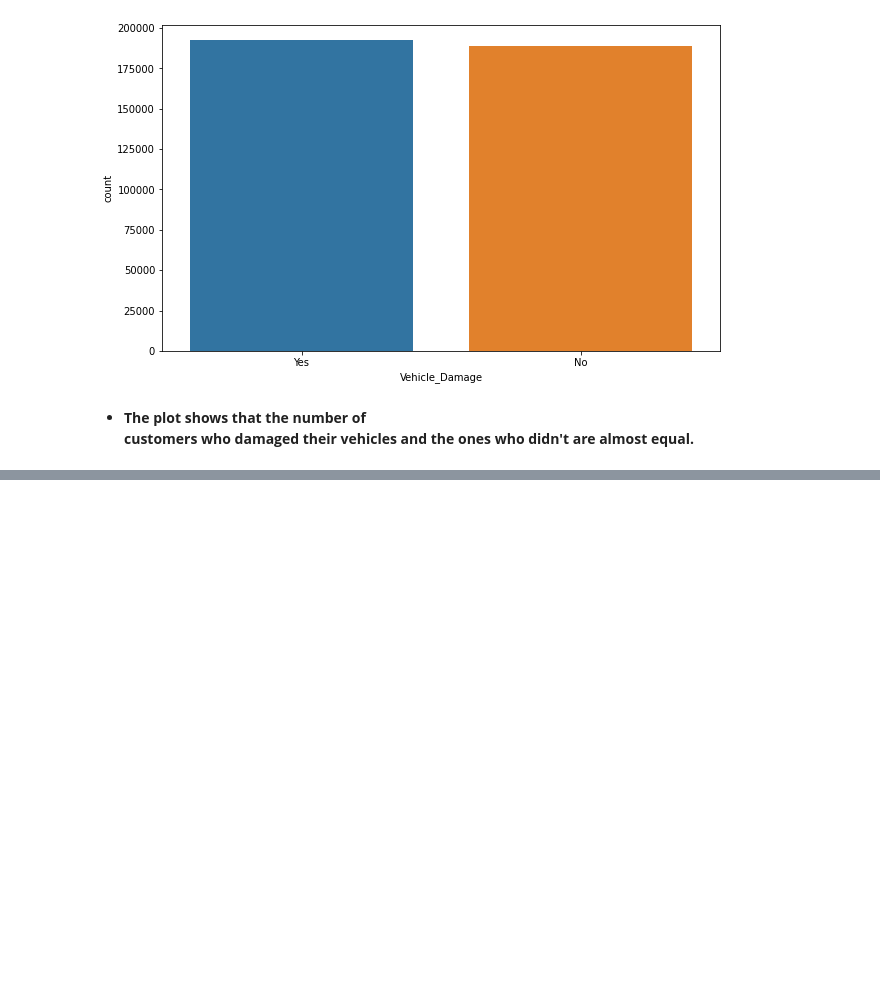
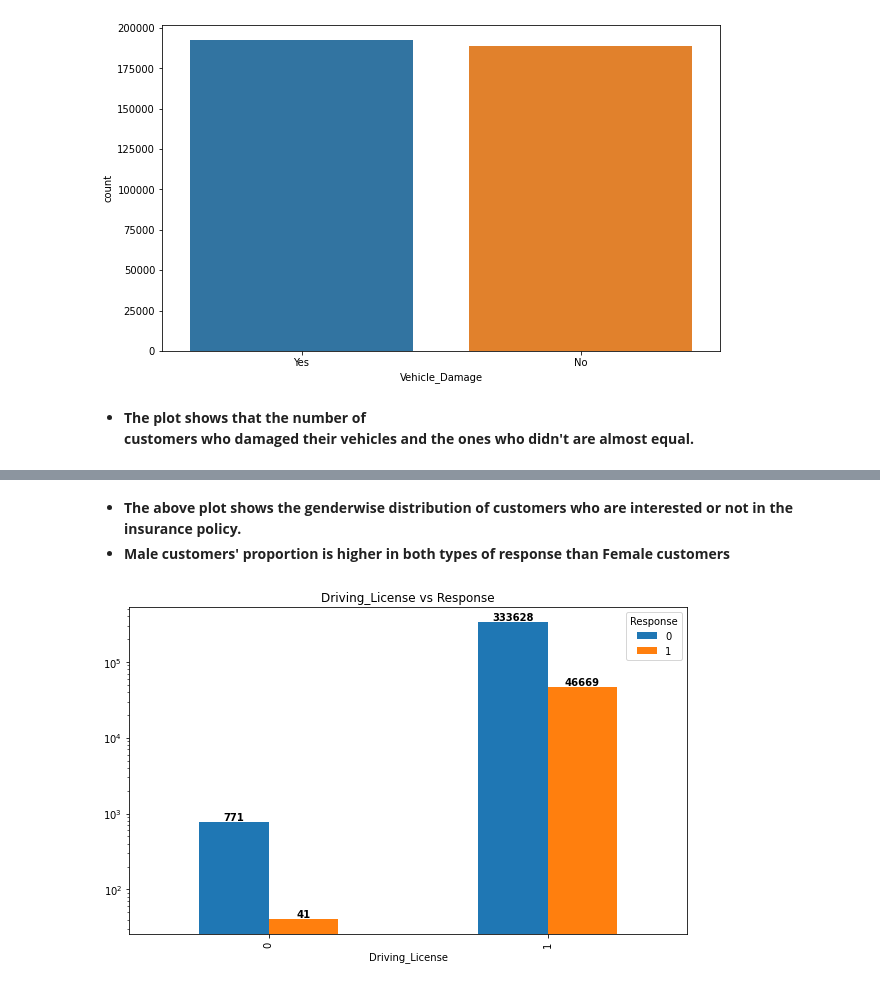
Before and after one commit to Aehteshaam-Shaikh/Health-Insurance-Cross-Sell-Prediction, a Jupyter notebook: Copy_of_HEALTH_INSURANCE_CROSS_SELL_PREDICTION.ipynb, the cells around one changed output, grey strips where cells are left out. Drawn from its saved outputs; the diff is of its cells as text; code cells hidden in the pictures; blank space fills up the shorter version.

```diff
--- a/Copy_of_HEALTH_INSURANCE_CROSS_SELL_PREDICTION.ipynb
+++ b/Copy_of_HEALTH_INSURANCE_CROSS_SELL_PREDICTION.ipynb
@@ -225,0 +261,15 @@ sns.countplot(health_df['Vehicle_Damage']);
+# %% [markdown]
+* **The above plot shows the genderwise distribution of customers who are interested or not in the insurance policy.**
+* **Male customers' proportion is higher in both types of response than Female customers**
+# %%
+# Relationship b/w target variable and Driving_License column
+ct = pd.crosstab(health_df['Driving_License'],health_df['Response'])
+ax = ct.plot(kind='bar',figsize=(10,6));
+plt.yscale("log")
+ax.legend(title='Response',loc='upper right');
+plt.title('Driving_License vs Response')
+for c in ax.containers:
+  labels = [int(v.get_height()) if v.get_height() > 0 else '' for v in c]
+  ax.bar_label(c, labels=labels, label_type='edge',fontweight='bold')
+# %% [output]
+[figure, added]
```
Also changed, not shown: parts of 37 cells of this notebook.
